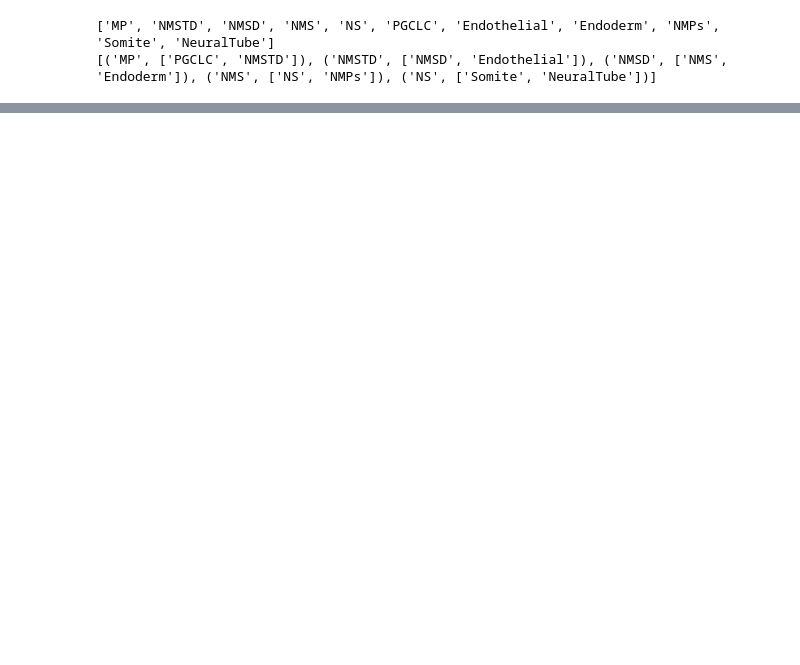
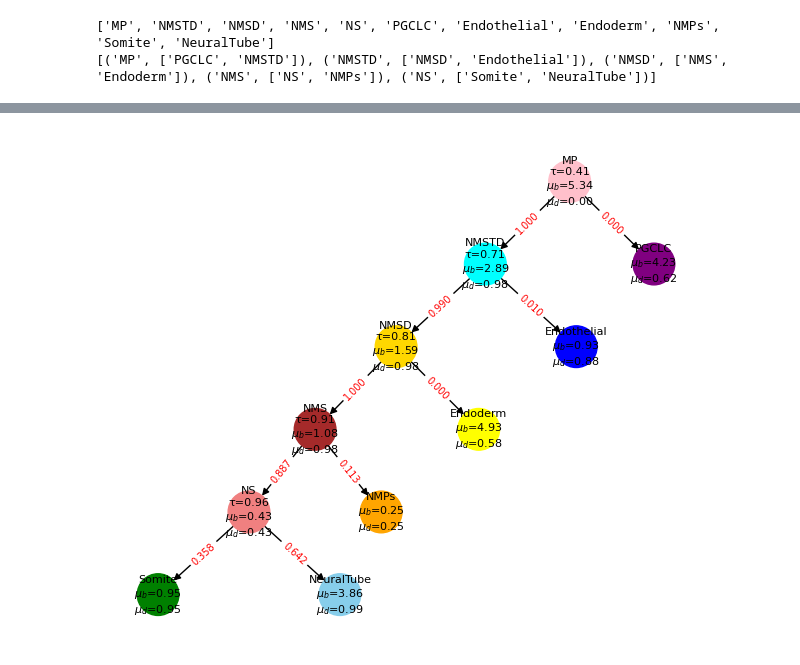
Before and after one commit to sashittal-group/CONCERT, a Jupyter notebook: notebooks/explore-tls-data.ipynb, the cells around one changed output, grey strips where cells are left out. Saved outputs shown, nothing was run; the diff lists cells and outputs as text; code cells hidden in the pictures; blank space fills up the shorter version.

```diff
--- a/notebooks/explore-tls-data.ipynb
+++ b/notebooks/explore-tls-data.ipynb
@@ -485,0 +651,3 @@ AttributeError: 'int' object has no attribute 'convert_to_ultrametric'
+# %%
+birth_rates, death_rates, Q = find_params(Ts[:9] + Ts[10:], diff_T)
+birth_rates, death_rates, Q
@@ -485,0 +682,4 @@ AttributeError: 'int' object has no attribute 'convert_to_ultrametric'
+# %%
+plot_differentiation_tree(diff_T, birth_rates, death_rates, transition_probabilities=Q)
+# %% [output]
+[figure, added]
```
Also changed, not shown: parts of 40 cells of this notebook, 2 other files.
